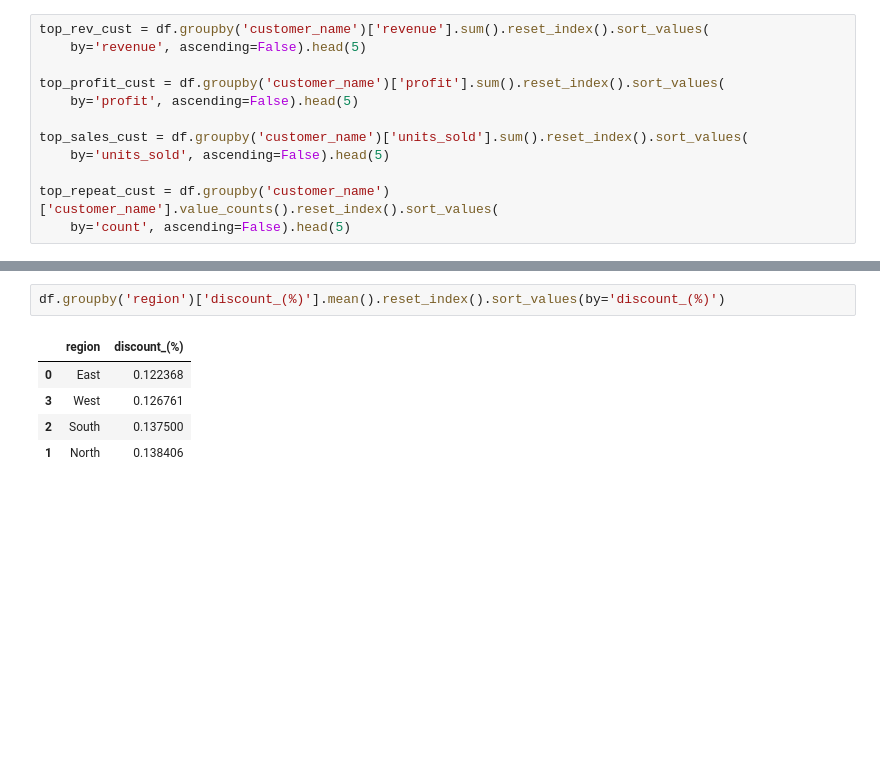
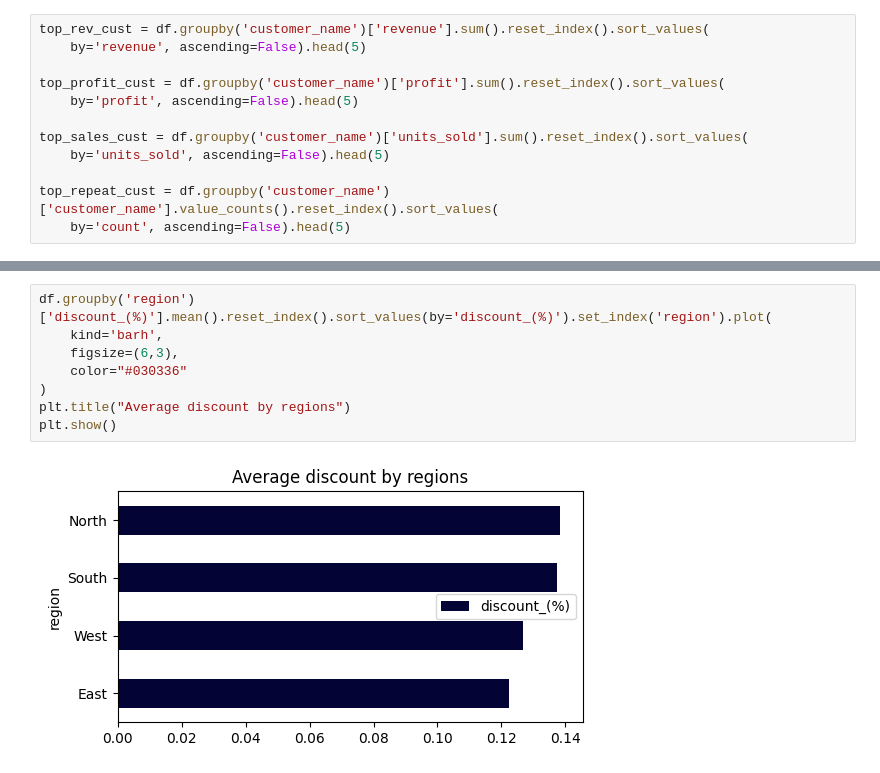
Before and after one commit to iamdrmeka/sales_performance, a Jupyter notebook: sales_performance.ipynb, the cells around one changed output, grey strips where cells are left out. Cells and saved outputs as stored; diff of their text form; blank space fills up the shorter version.

```diff
--- a/sales_performance.ipynb
+++ b/sales_performance.ipynb
@@ -426,10 +444,12 @@ plt.show()
 # %% [output]
 [figure]
 # %%
-df.groupby('region')['discount_(%)'].mean().reset_index().sort_values(by='discount_(%)')
+df.groupby('region')['discount_(%)'].mean().reset_index().sort_values(by='discount_(%)').set_index('region').plot(
+    kind='barh',
+    figsize=(6,3),
+    color="#030336"
+)
+plt.title("Average discount by regions")
+plt.show()
 # %% [output]
-|  | region | discount_(%) |
-| 0 | East | 0.122368 |
-| 3 | West | 0.126761 |
-| 2 | South | 0.137500 |
-| 1 | North | 0.138406 |
+[figure, added]
```
Also changed, not shown: parts of 14 cells of this notebook, 25 other files.
